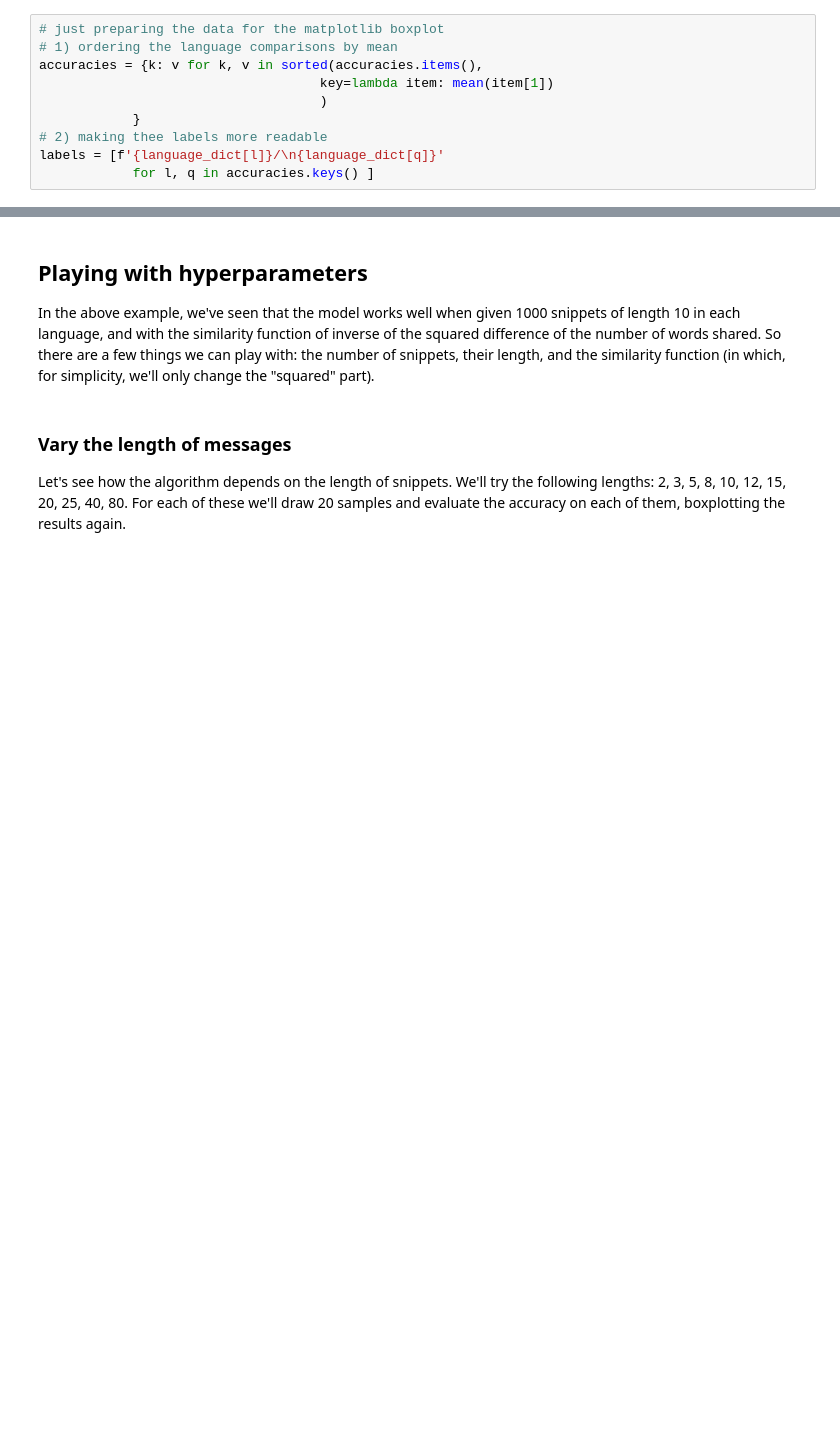
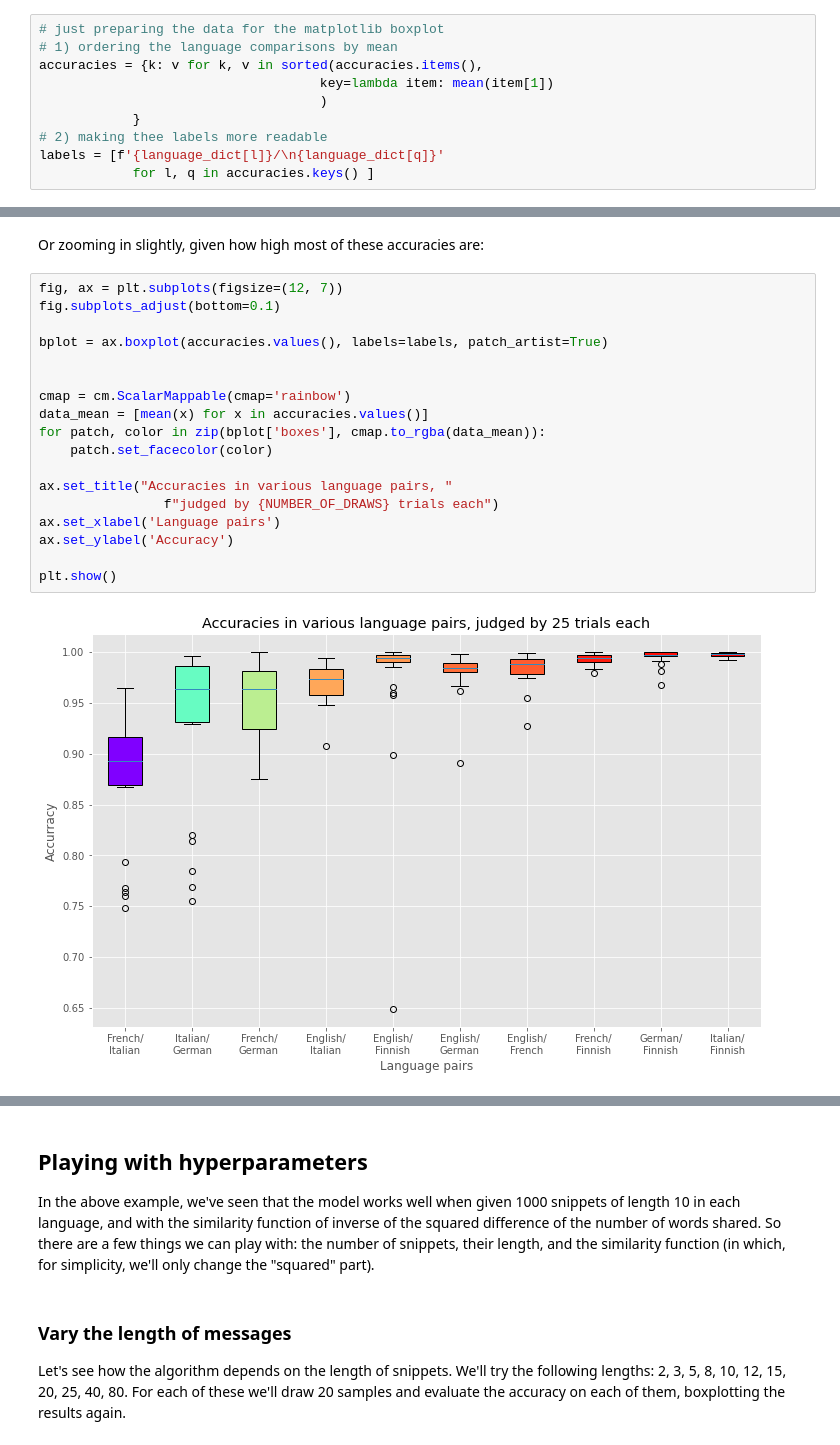
Before and after one commit to rovle/shortest-path-classification, a Jupyter notebook: demo/exploration.ipynb, the cells around one changed output, grey strips where cells are left out. Saved outputs shown, nothing was run; the diff lists cells and outputs as text; blank space fills up the shorter version.

```diff
--- a/demo/exploration.ipynb
+++ b/demo/exploration.ipynb
@@ -132,3 +132,25 @@ plt.show()
+# %% [markdown]
+Or zooming in slightly, given how high most of these accuracies are:
+# %%
+fig, ax = plt.subplots(figsize=(12, 7))
+fig.subplots_adjust(bottom=0.1)
+
+bplot = ax.boxplot(accuracies.values(), labels=labels, patch_artist=True)
+
+
+cmap = cm.ScalarMappable(cmap='rainbow')
+data_mean = [mean(x) for x in accuracies.values()]
+for patch, color in zip(bplot['boxes'], cmap.to_rgba(data_mean)):
+    patch.set_facecolor(color)
+
+ax.set_title("Accuracies in various language pairs, "
+                f"judged by {NUMBER_OF_DRAWS} trials each")
+ax.set_xlabel('Language pairs')
+ax.set_ylabel('Accuracy')
+
+plt.show()
+# %% [output]
+[figure, added]
 # %%
 languages = list(language_dict.keys())
 accuracy_matrix = [[1 for _ in range(len(languages))]
```
Also changed, not shown: parts of 19 cells of this notebook, 7 other files.
